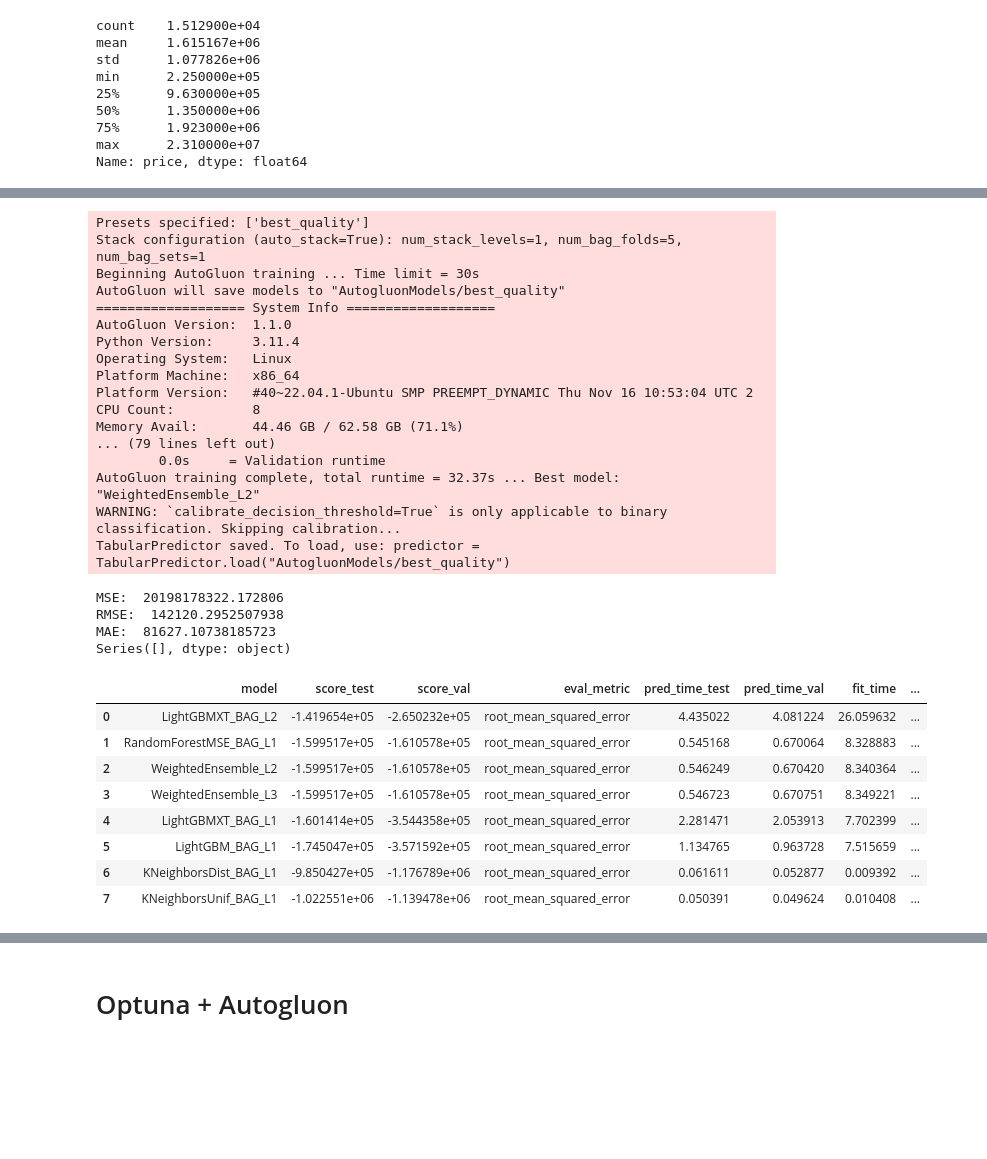
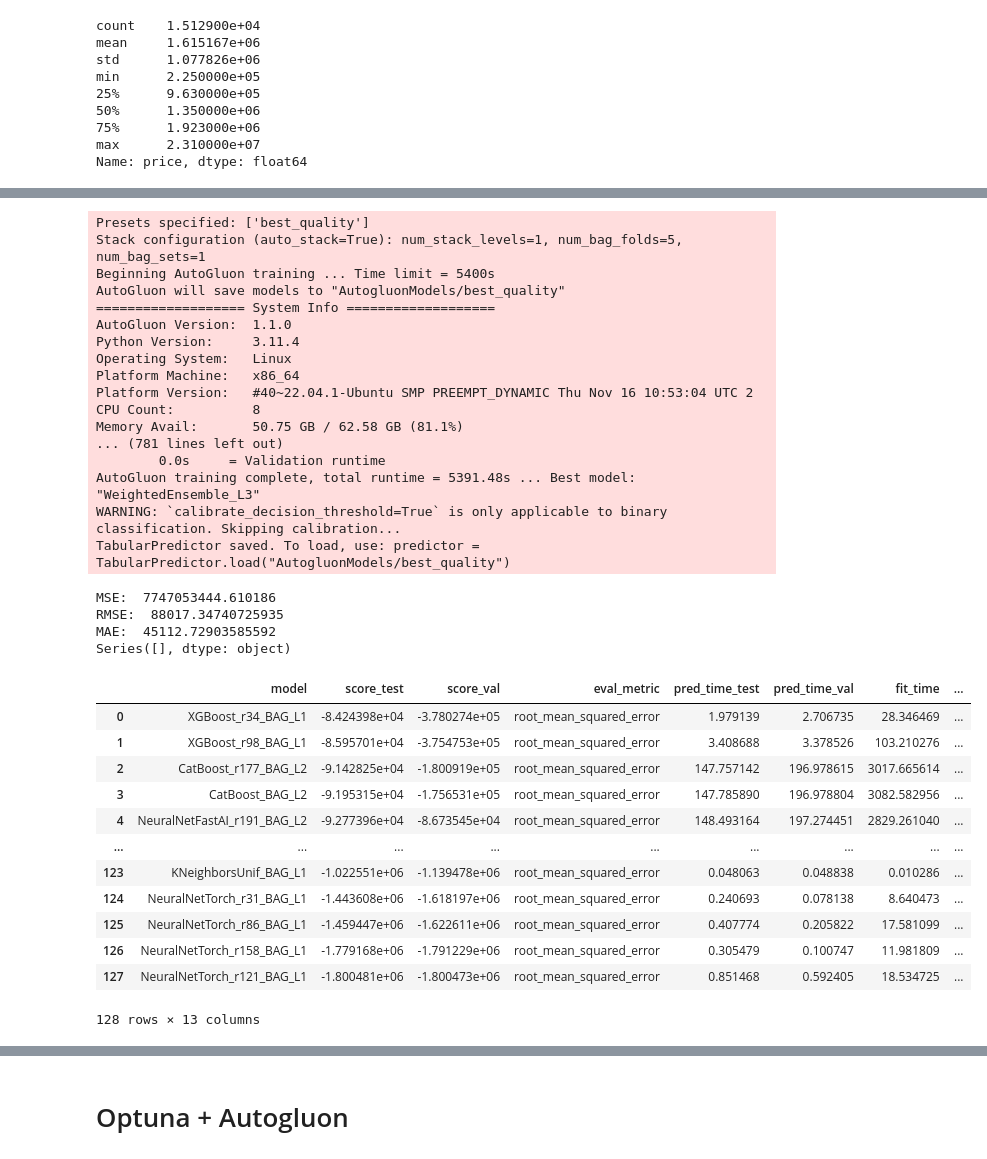
Before and after one commit to gmatheu/intive-interstellar-sales-showdown, a Jupyter notebook: interstellarchallenge-regression.ipynb, the cells around one changed output, grey strips where cells are left out. Cells and saved outputs as stored; diff of their text form; code cells hidden in the pictures; blank space fills up the shorter version.

```diff
--- a/interstellarchallenge-regression.ipynb
+++ b/interstellarchallenge-regression.ipynb
@@ -741,7 +736,7 @@ MAE:  375787.0019733329
 predictor = None
 
 time_limit = 3600
-TIME_LIMIT_BASE=30
+TIME_LIMIT_BASE=1800
 presets = "medium_quality"
 
 
@@ -776,7 +771,7 @@ def execute_autogluon(
             ld_autogluon,
             model,
             method="autogluon",
-            variant=presets,
+            variant=f"{presets}_{time_limit}s",
             y_pred=predictor.predict(
                 auto_ml_pipeline_feature_generator.transform(X=ld_autogluon.X_test)
             ),
@@ -897,37 +896,41 @@ Series([], dtype: object)
 # %%
-best_quality_predictor = execute_autogluon(presets="best_quality", time_limit=TIME_LIMIT_BASE)
+best_quality_predictor = execute_autogluon(presets="best_quality", time_limit=TIME_LIMIT_BASE * 3)
 best_quality_predictor.leaderboard(ld_autogluon.train_data)
 # %% [output]
 Presets specified: ['best_quality']
 Stack configuration (auto_stack=True): num_stack_levels=1, num_bag_folds=5, num_bag_sets=1
-Beginning AutoGluon training ... Time limit = 30s
+Beginning AutoGluon training ... Time limit = 5400s
 AutoGluon will save models to "AutogluonModels/best_quality"
 =================== System Info ===================
 AutoGluon Version:  1.1.0
 Python Version:     3.11.4
 Operating System:   Linux
 Platform Machine:   x86_64
 Platform Version:   #40~22.04.1-Ubuntu SMP PREEMPT_DYNAMIC Thu Nov 16 10:53:04 UTC 2
 CPU Count:          8
-Memory Avail:       44.46 GB / 62.58 GB (71.1%)
-... (79 lines left out)
+Memory Avail:       50.75 GB / 62.58 GB (81.1%)
+... (781 lines left out)
         0.0s     = Validation runtime
-AutoGluon training complete, total runtime = 32.37s ... Best model: "WeightedEnsemble_L2"
+AutoGluon training complete, total runtime = 5391.48s ... Best model: "WeightedEnsemble_L3"
 WARNING: `calibrate_decision_threshold=True` is only applicable to binary classification. Skipping calibration...
 TabularPredictor saved. To load, use: predictor = TabularPredictor.load("AutogluonModels/best_quality")
-MSE:  20198178322.172806
-RMSE:  142120.2952507938
-MAE:  81627.10738185723
+MSE:  7747053444.610186
+RMSE:  88017.34740725935
+MAE:  45112.72903585592
 Series([], dtype: object)
 |  | model | score_test | score_val | eval_metric | pred_time_test | pred_time_val | fit_time | ... |
-| 0 | LightGBMXT_BAG_L2 | -1.419654e+05 | -2.650232e+05 | root_mean_squared_error | 4.435022 | 4.081224 | 26.059632 | ... |
-| 1 | RandomForestMSE_BAG_L1 | -1.599517e+05 | -1.610578e+05 | root_mean_squared_error | 0.545168 | 0.670064 | 8.328883 | ... |
-| 2 | WeightedEnsemble_L2 | -1.599517e+05 | -1.610578e+05 | root_mean_squared_error | 0.546249 | 0.670420 | 8.340364 | ... |
-| 3 | WeightedEnsemble_L3 | -1.599517e+05 | -1.610578e+05 | root_mean_squared_error | 0.546723 | 0.670751 | 8.349221 | ... |
-| 4 | LightGBMXT_BAG_L1 | -1.601414e+05 | -3.544358e+05 | root_mean_squared_error | 2.281471 | 2.053913 | 7.702399 | ... |
-| 5 | LightGBM_BAG_L1 | -1.745047e+05 | -3.571592e+05 | root_mean_squared_error | 1.134765 | 0.963728 | 7.515659 | ... |
-| 6 | KNeighborsDist_BAG_L1 | -9.850427e+05 | -1.176789e+06 | root_mean_squared_error | 0.061611 | 0.052877 | 0.009392 | ... |
-| 7 | KNeighborsUnif_BAG_L1 | -1.022551e+06 | -1.139478e+06 | root_mean_squared_error | 0.050391 | 0.049624 | 0.010408 | ... |
+| 0 | XGBoost_r34_BAG_L1 | -8.424398e+04 | -3.780274e+05 | root_mean_squared_error | 1.979139 | 2.706735 | 28.346469 | ... |
+| 1 | XGBoost_r98_BAG_L1 | -8.595701e+04 | -3.754753e+05 | root_mean_squared_error | 3.408688 | 3.378526 | 103.210276 | ... |
+| 2 | CatBoost_r177_BAG_L2 | -9.142825e+04 | -1.800919e+05 | root_mean_squared_error | 147.757142 | 196.978615 | 3017.665614 | ... |
+| 3 | CatBoost_BAG_L2 | -9.195315e+04 | -1.756531e+05 | root_mean_squared_error | 147.785890 | 196.978804 | 3082.582956 | ... |
+| 4 | NeuralNetFastAI_r191_BAG_L2 | -9.277396e+04 | -8.673545e+04 | root_mean_squared_error | 148.493164 | 197.274451 | 2829.261040 | ... |
+| ... | ... | ... | ... | ... | ... | ... | ... | ... |
+| 123 | KNeighborsUnif_BAG_L1 | -1.022551e+06 | -1.139478e+06 | root_mean_squared_error | 0.048063 | 0.048838 | 0.010286 | ... |
+| 124 | NeuralNetTorch_r31_BAG_L1 | -1.443608e+06 | -1.618197e+06 | root_mean_squared_error | 0.240693 | 0.078138 | 8.640473 | ... |
+| 125 | NeuralNetTorch_r86_BAG_L1 | -1.459447e+06 | -1.622611e+06 | root_mean_squared_error | 0.407774 | 0.205822 | 17.581099 | ... |
+| 126 | NeuralNetTorch_r158_BAG_L1 | -1.779168e+06 | -1.791229e+06 | root_mean_squared_error | 0.305479 | 0.100747 | 11.981809 | ... |
+| 127 | NeuralNetTorch_r121_BAG_L1 | -1.800481e+06 | -1.800473e+06 | root_mean_squared_error | 0.851468 | 0.592405 | 18.534725 | ... |
+128 rows × 13 columns
 # %%
 # test_data = load_test(datetime_to_numeric=False)
 # df = auto_ml_pipeline_feature_generator.transform(test_data)
```
Also changed, not shown: parts of 35 cells of this notebook, 3 other files.
